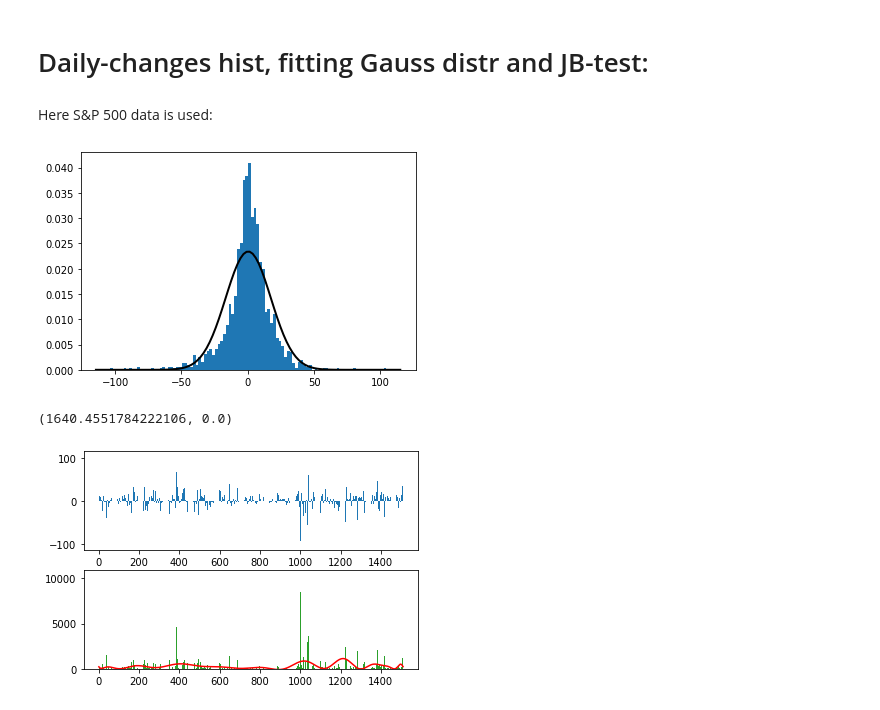
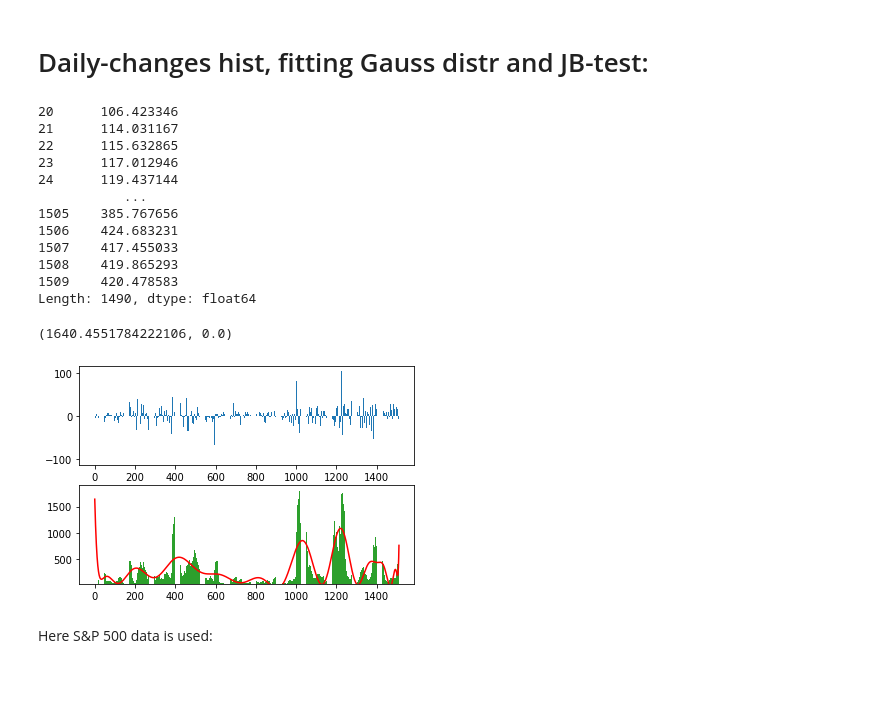
Before and after one commit to MaxdeBock/M2R, a Jupyter notebook: M2R code (python).ipynb, the cells around one changed output. Drawn from its saved outputs; the diff is of its cells as text; code cells hidden in the pictures; blank space fills up the shorter version.

```diff
--- a/M2R code (python).ipynb
+++ b/M2R code (python).ipynb
@@ -164,39 +186,52 @@ QArch(df,0.1,20,1000)
 # %% [markdown]
 # Daily-changes hist, fitting Gauss distr and JB-test:
 # %%
-def ChangePlot(A):
+def BarReturnsPlot(A):
+    rol = 20
     if len(A.shape) == 2:
-        Change = A['Close']-A['Open']
+        Returns = A['Close']-A['Open']
     else:
-        Change = A
-    plt.hist(Change, bins=100, density = True)
-    xmin, xmax = plt.xlim()
-    x = np.linspace(xmin, xmax, 100)
-    mu, std = norm.fit(Change)
-    p = norm.pdf(x, mu, std)
-    plt.plot(x, p, 'k', linewidth=2)
-    plt.show()
+        Returns = A
+    fig, (ax1, ax2) = plt.subplots(2, 1)
+    l = len(Returns)
+    lin = np.linspace(1,l,l)
 
-    fig, (ax1, ax2) = plt.subplots(2, 1)
-    l = len(Change)
-    lin = np.linspace(1,l,l)
-    SqrChange = Change*Change
+    Var = (Returns.rolling(rol).std(ddof=0))**2
+    display(Var[rol:])
+    #SqrChange = Returns*Returns
 
-    ax1.bar(lin,Change)
-    ax2.bar(lin,SqrChange)
+    ax1.bar(lin,Returns)
+    ax2.bar(lin,Var)
 
     smoothness = 30
     degree = int(np.ceil(l/smoothness))
     xnew = np.linspace(1,l, l*smoothness)
-    coefs = poly.polyfit(lin, SqrChange, degree)
+    coefs = poly.polyfit(lin[rol:], Var[rol:], degree)
     ffit = poly.polyval(xnew, coefs)
     plt.plot(xnew, ffit, 'r')
     # #More formatting
-    low = min(SqrChange)
-    high = max(SqrChange)
+    low = min(Var[rol:])
+    high = max(Var[rol:])
     plt.ylim([low,high])
 
-    plt.bar(lin,Change)
+    plt.bar(lin,Returns)
 
-    plt.bar(lin,SqrChange)
-    return jarque_bera(Change)
+    plt.bar(lin,Var)
+    return jarque_bera(Returns)
+# %%
+BarReturnsPlot(sp)
+# %% [output]
+20      106.423346
+21      114.031167
+22      115.632865
+23      117.012946
+24      119.437144
+           ...
+1505    385.767656
+1506    424.683231
+1507    417.455033
+1508    419.865293
+1509    420.478583
+Length: 1490, dtype: float64
+(1640.4551784222106, 0.0)
+[figure, added]
@@ -203,9 +253,2 @@ def ChangePlot(A):
 # %% [markdown]
 Here S&P 500 data is used:
-# %%
-sp = LoadData()
-ChangePlot(sp)
-# %% [output]
-[figure, removed]
-(1640.4551784222106, 0.0)
-[figure, removed]
```
Also changed, not shown: parts of 12 cells of this notebook.
